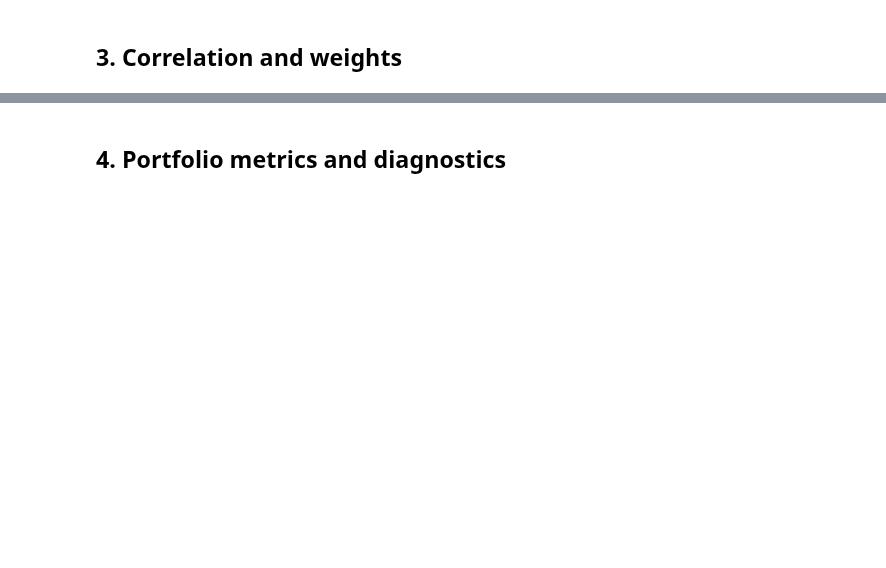
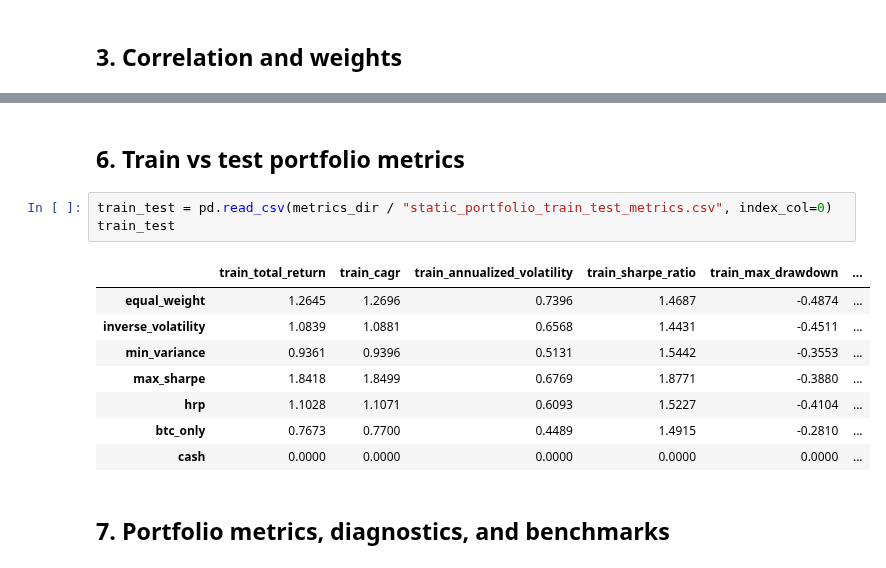
Before and after one commit to rkuznetc/ai-crypto-hedge-fund, a Jupyter notebook: notebooks/03_static_multi_asset_portfolio.ipynb, the cells around one changed output, grey strips where cells are left out. Saved outputs shown, nothing was run; the diff lists cells and outputs as text; blank space fills up the shorter version.

```diff
--- a/notebooks/03_static_multi_asset_portfolio.ipynb
+++ b/notebooks/03_static_multi_asset_portfolio.ipynb
@@ -37,4 +96,18 @@ outputs.weights
+# %% [markdown]
+## 6. Train vs test portfolio metrics
+# %%
+train_test = pd.read_csv(metrics_dir / "static_portfolio_train_test_metrics.csv", index_col=0)
+train_test
+# %% [output]
+|  | train_total_return | train_cagr | train_annualized_volatility | train_sharpe_ratio | train_max_drawdown | ... |
+| equal_weight | 1.2645 | 1.2696 | 0.7396 | 1.4687 | -0.4874 | ... |
+| inverse_volatility | 1.0839 | 1.0881 | 0.6568 | 1.4431 | -0.4511 | ... |
+| min_variance | 0.9361 | 0.9396 | 0.5131 | 1.5442 | -0.3553 | ... |
+| max_sharpe | 1.8418 | 1.8499 | 0.6769 | 1.8771 | -0.3880 | ... |
+| hrp | 1.1028 | 1.1071 | 0.6093 | 1.5227 | -0.4104 | ... |
+| btc_only | 0.7673 | 0.7700 | 0.4489 | 1.4915 | -0.2810 | ... |
+| cash | 0.0000 | 0.0000 | 0.0000 | 0.0000 | 0.0000 | ... |
 # %% [markdown]
-## 4. Portfolio metrics and diagnostics
+## 7. Portfolio metrics, diagnostics, and benchmarks
 # %%
 outputs.metrics
```
Also changed, not shown: parts of 14 cells of this notebook.
